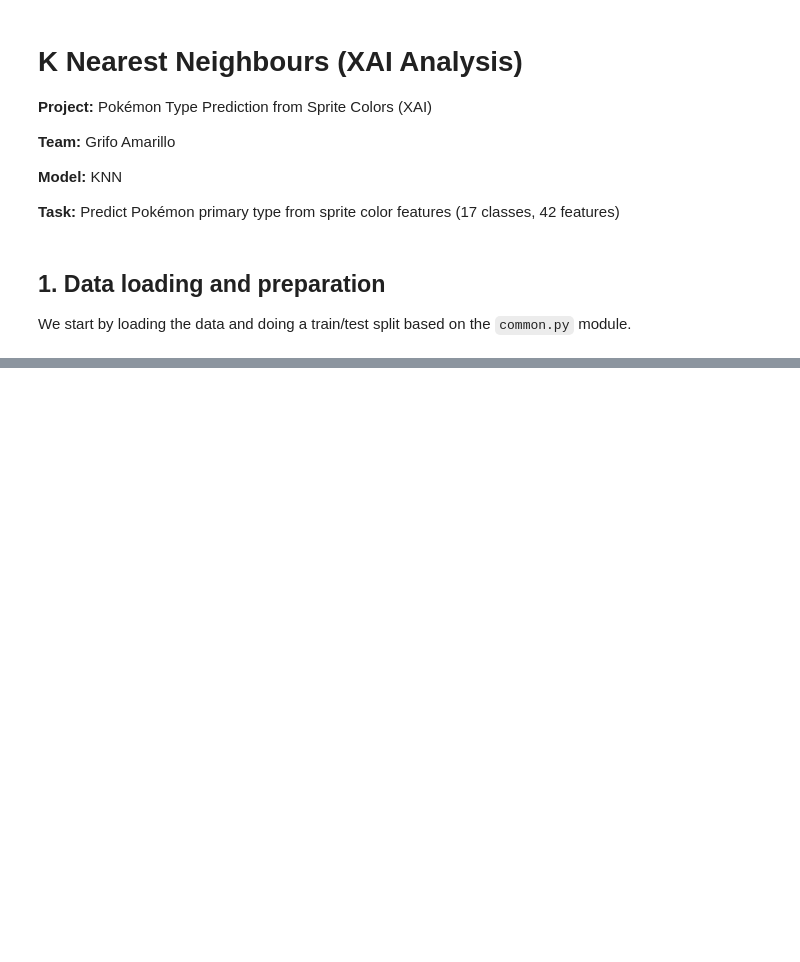
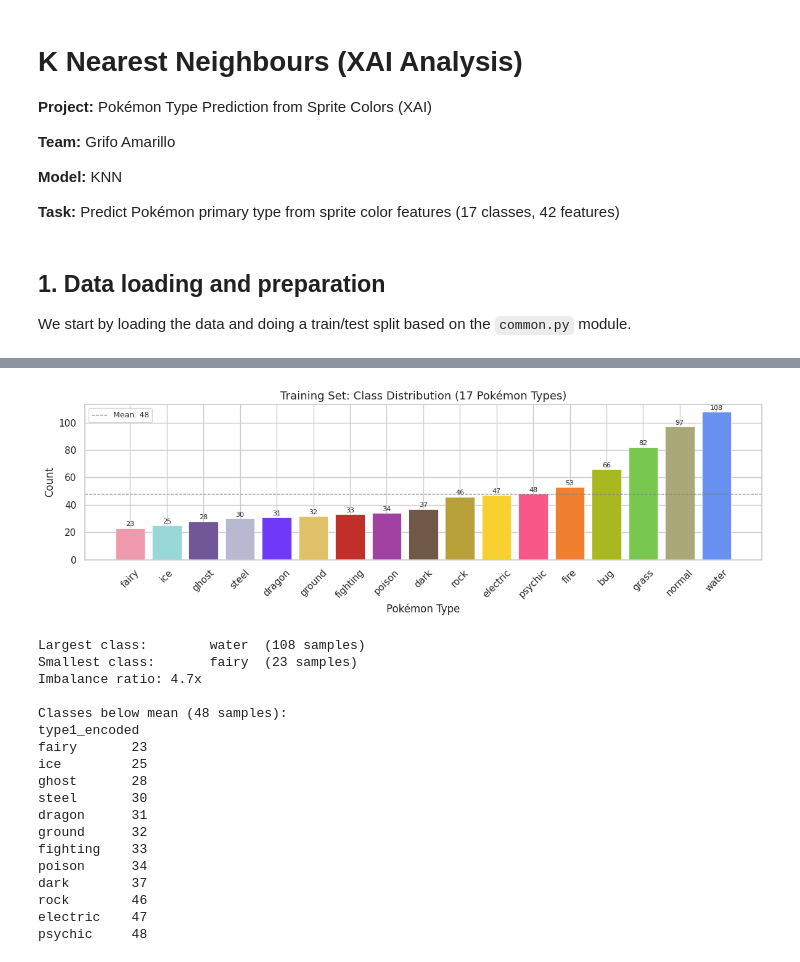
Before and after one commit to JuanDiegoGallego/mlx, a Jupyter notebook: notebooks/2_knn augmented.ipynb, the cells around one changed output, grey strips where cells are left out. Drawn from its saved outputs; the diff is of its cells as text; code cells hidden in the pictures; blank space fills up the shorter version.

Commit message:
Knn y app de visualización

```diff
--- a/notebooks/2_knn augmented.ipynb
+++ b/notebooks/2_knn augmented.ipynb
@@ -62,0 +75,44 @@ print(f"Train: {len(X_train)} | Test: {len(X_test)}")
+# %%
+dist_train = y_train.map(int_to_type).value_counts().sort_values()
+colors_train = [common.TYPE_COLORS.get(t, "#888888") for t in dist_train.index]
+
+fig, ax = plt.subplots(figsize=(12, 4))
+bars = ax.bar(dist_train.index, dist_train.values, color=colors_train, edgecolor="white", linewidth=0.5)
+mean_count = dist_train.mean()
+ax.axhline(mean_count, color="gray", linestyle="--", linewidth=0.9, label=f"Mean: {mean_count:.0f}")
+ax.set_title("Training Set: Class Distribution (17 Pokémon Types)", fontsize=13)
+ax.set_xlabel("Pokémon Type")
+ax.set_ylabel("Count")
+ax.tick_params(axis="x", rotation=45)
+for bar, val in zip(bars, dist_train.values):
+    ax.text(bar.get_x() + bar.get_width() / 2, bar.get_height() + 0.5,
+            str(val), ha="center", va="bottom", fontsize=8)
+ax.legend(fontsize=9)
+plt.tight_layout()
+plt.show()
+
+print(f"Largest class:   {dist_train.idxmax():>10}  ({dist_train.max()} samples)")
+print(f"Smallest class:  {dist_train.idxmin():>10}  ({dist_train.min()} samples)")
+print(f"Imbalance ratio: {dist_train.max() / dist_train.min():.1f}x")
+print(f"\nClasses below mean ({mean_count:.0f} samples):")
+print(dist_train[dist_train < mean_count].sort_values().to_string())
+# %% [output]
+[figure, added]
+Largest class:        water  (108 samples)
+Smallest class:       fairy  (23 samples)
+Imbalance ratio: 4.7x
+
+Classes below mean (48 samples):
+type1_encoded
+fairy       23
+ice         25
+ghost       28
+steel       30
+dragon      31
+ground      32
+fighting    33
+poison      34
+dark        37
+rock        46
+electric    47
+psychic     48
```
Also changed, not shown: parts of 43 cells of this notebook, 2 other files.
